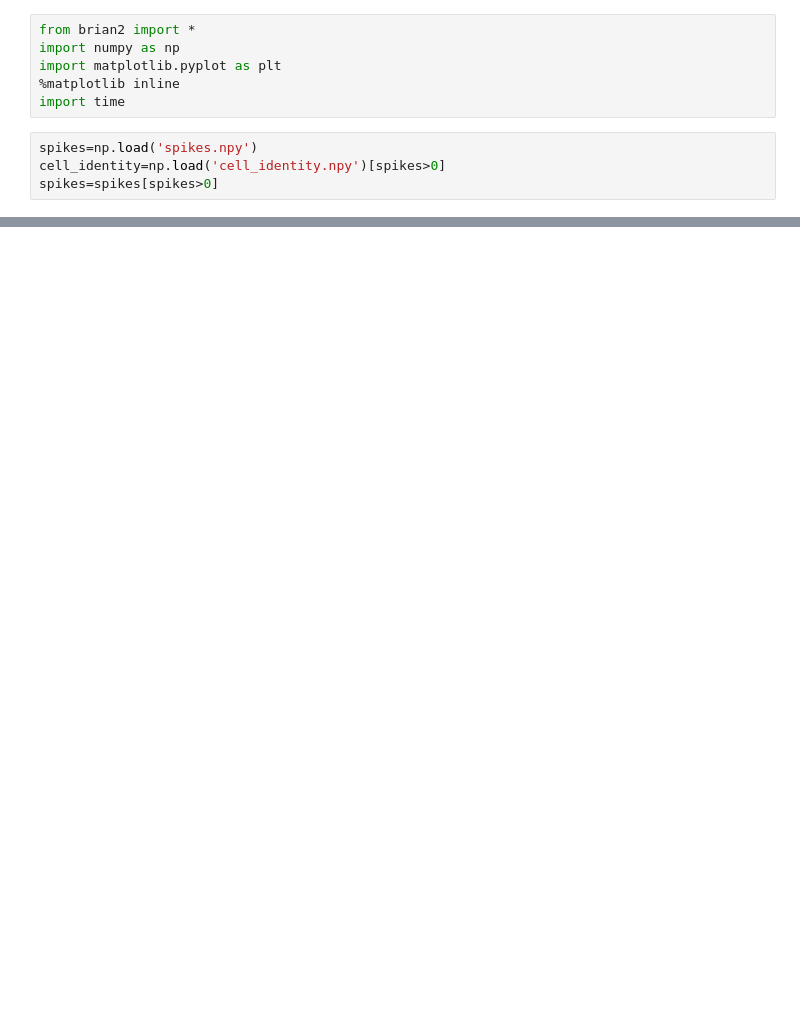
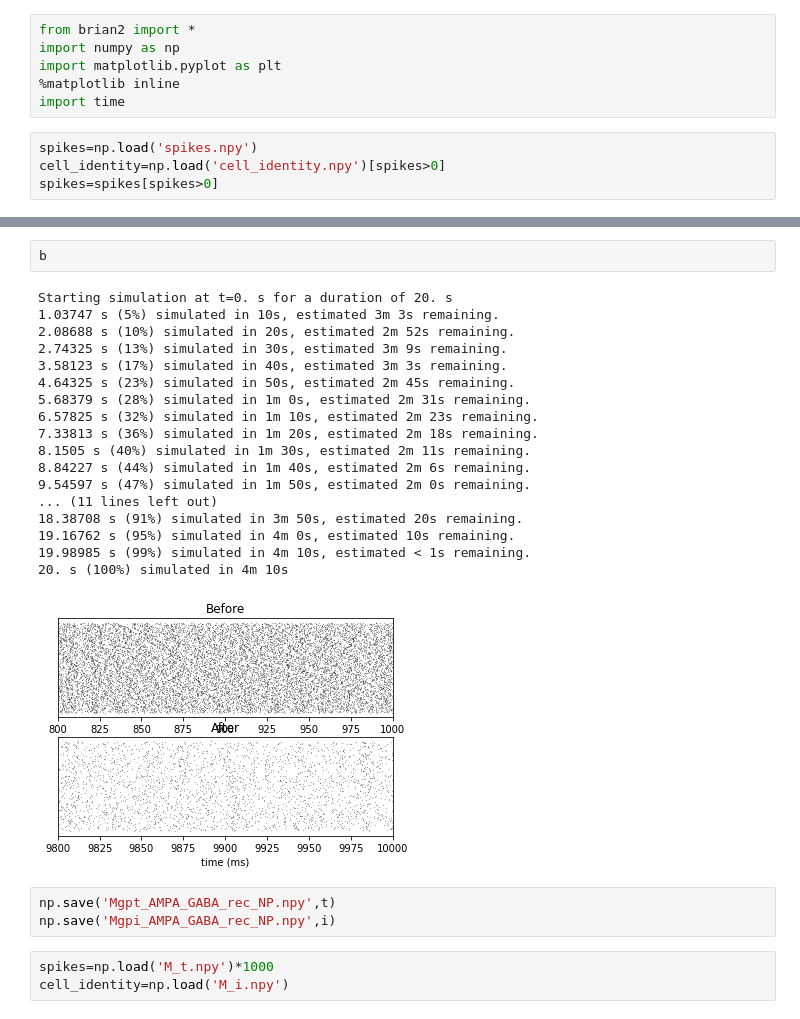
Before and after one commit to mariakesa/NeuroPixelsDataAnalysis, a Jupyter notebook: Simulations2/AMPA_GABA_Rec_STDP.ipynb, the cells around one changed output, grey strips where cells are left out. Saved outputs shown, nothing was run; the diff lists cells and outputs as text; blank space fills up the shorter version.

```diff
--- a/Simulations2/AMPA_GABA_Rec_STDP.ipynb
+++ b/Simulations2/AMPA_GABA_Rec_STDP.ipynb
@@ -79,0 +111,27 @@ print(end-start)
+# %%
+b
+# %% [output]
+Starting simulation at t=0. s for a duration of 20. s
+1.03747 s (5%) simulated in 10s, estimated 3m 3s remaining.
+2.08688 s (10%) simulated in 20s, estimated 2m 52s remaining.
+2.74325 s (13%) simulated in 30s, estimated 3m 9s remaining.
+3.58123 s (17%) simulated in 40s, estimated 3m 3s remaining.
+4.64325 s (23%) simulated in 50s, estimated 2m 45s remaining.
+5.68379 s (28%) simulated in 1m 0s, estimated 2m 31s remaining.
+6.57825 s (32%) simulated in 1m 10s, estimated 2m 23s remaining.
+7.33813 s (36%) simulated in 1m 20s, estimated 2m 18s remaining.
+8.1505 s (40%) simulated in 1m 30s, estimated 2m 11s remaining.
+8.84227 s (44%) simulated in 1m 40s, estimated 2m 6s remaining.
+9.54597 s (47%) simulated in 1m 50s, estimated 2m 0s remaining.
+... (11 lines left out)
+18.38708 s (91%) simulated in 3m 50s, estimated 20s remaining.
+19.16762 s (95%) simulated in 4m 0s, estimated 10s remaining.
+19.98985 s (99%) simulated in 4m 10s, estimated < 1s remaining.
+20. s (100%) simulated in 4m 10s
+[figure, added]
+# %%
+np.save('Mgpt_AMPA_GABA_rec_NP.npy',t)
+np.save('Mgpi_AMPA_GABA_rec_NP.npy',i)
+# %%
+spikes=np.load('M_t.npy')*1000
+cell_identity=np.load('M_i.npy')
```
Also changed, not shown: parts of 4 cells of this notebook.
